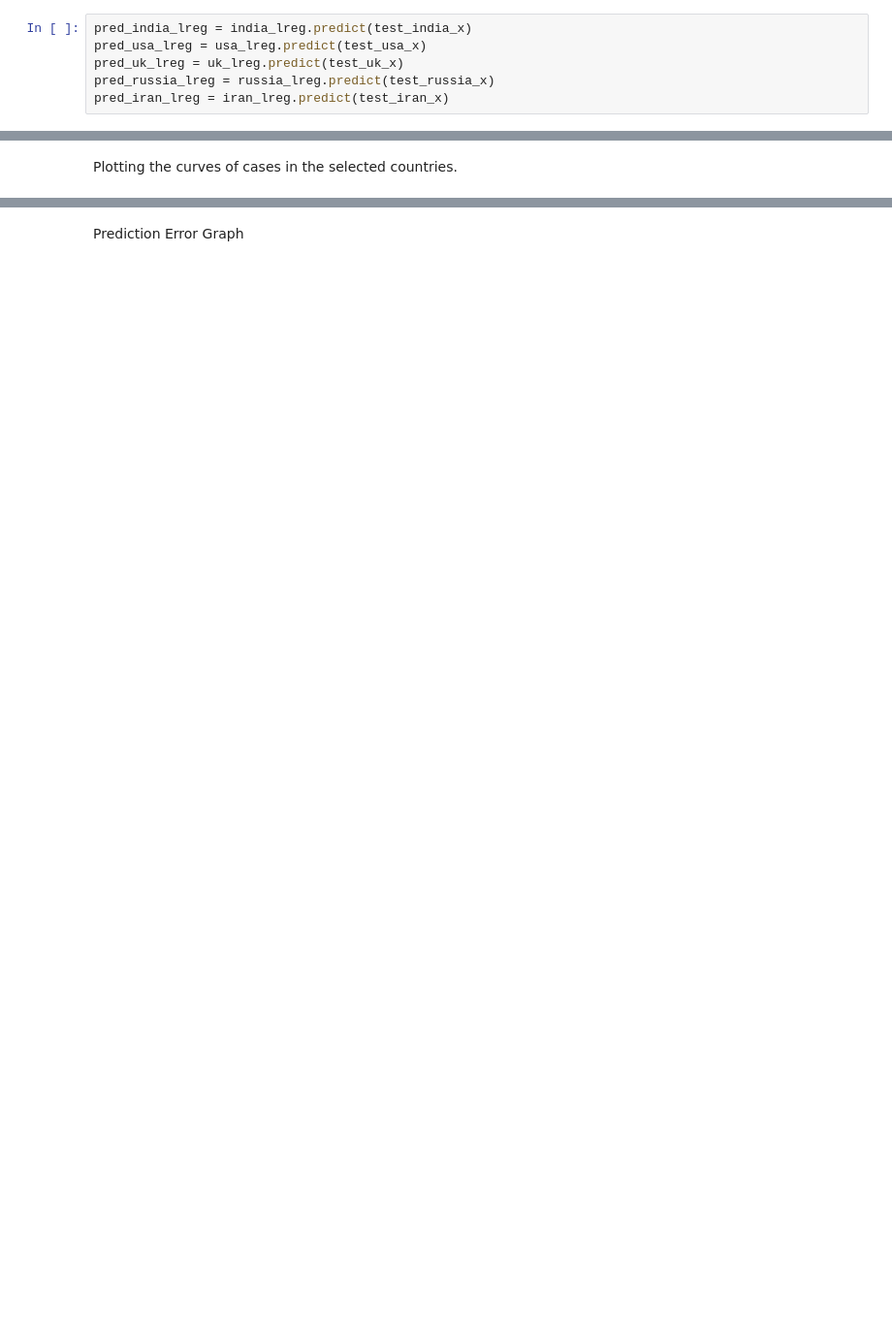
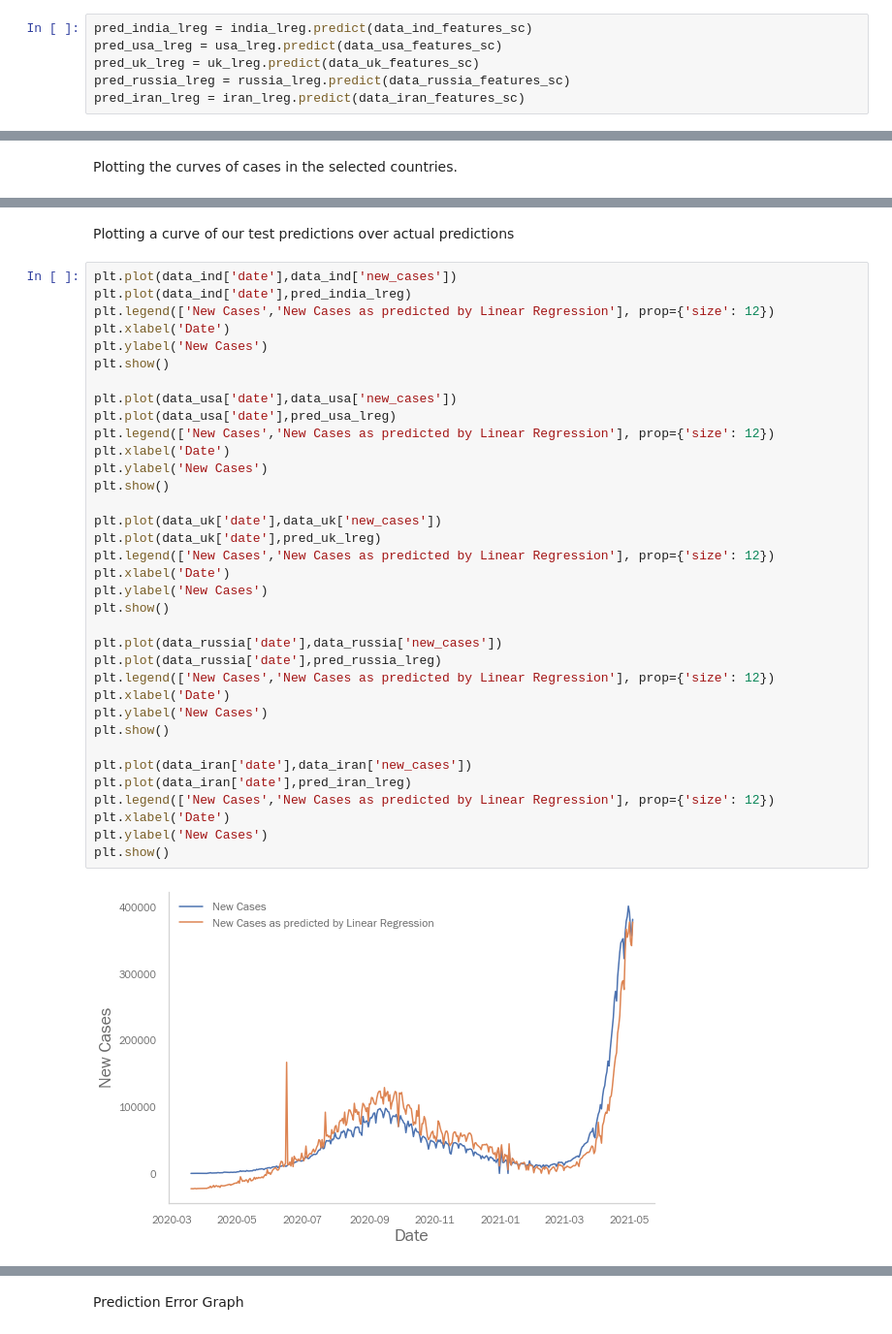
Before and after one commit to abi-2512/Covid19-Notebook, a Jupyter notebook: MINIPROJFINAL.ipynb, the cells around one changed output, grey strips where cells are left out. Shown at 97% size. Drawn from its saved outputs; the diff is of its cells as text; blank space fills up the shorter version.

```diff
--- a/MINIPROJFINAL.ipynb
+++ b/MINIPROJFINAL.ipynb
@@ -153,8 +217,8 @@ Visualizing the 2 algorithms and comparing them.
 # %% [markdown]
 Training our model over test set.
 # %%
-pred_india_lreg = india_lreg.predict(test_india_x)
-pred_usa_lreg = usa_lreg.predict(test_usa_x)
-pred_uk_lreg = uk_lreg.predict(test_uk_x)
-pred_russia_lreg = russia_lreg.predict(test_russia_x)
-pred_iran_lreg = iran_lreg.predict(test_iran_x)
+pred_india_lreg = india_lreg.predict(data_ind_features_sc)
+pred_usa_lreg = usa_lreg.predict(data_usa_features_sc)
+pred_uk_lreg = uk_lreg.predict(data_uk_features_sc)
+pred_russia_lreg = russia_lreg.predict(data_russia_features_sc)
+pred_iran_lreg = iran_lreg.predict(data_iran_features_sc)
@@ -184,0 +261,39 @@ plt.show()
+# %% [markdown]
+Plotting a curve of our test predictions over actual predictions
+# %%
+plt.plot(data_ind['date'],data_ind['new_cases'])
+plt.plot(data_ind['date'],pred_india_lreg)
+plt.legend(['New Cases','New Cases as predicted by Linear Regression'], prop={'size': 12})
+plt.xlabel('Date')
+plt.ylabel('New Cases')
+plt.show()
+
+plt.plot(data_usa['date'],data_usa['new_cases'])
+plt.plot(data_usa['date'],pred_usa_lreg)
+plt.legend(['New Cases','New Cases as predicted by Linear Regression'], prop={'size': 12})
+plt.xlabel('Date')
+plt.ylabel('New Cases')
+plt.show()
+
+plt.plot(data_uk['date'],data_uk['new_cases'])
+plt.plot(data_uk['date'],pred_uk_lreg)
+plt.legend(['New Cases','New Cases as predicted by Linear Regression'], prop={'size': 12})
+plt.xlabel('Date')
+plt.ylabel('New Cases')
+plt.show()
+
+plt.plot(data_russia['date'],data_russia['new_cases'])
+plt.plot(data_russia['date'],pred_russia_lreg)
+plt.legend(['New Cases','New Cases as predicted by Linear Regression'], prop={'size': 12})
+plt.xlabel('Date')
+plt.ylabel('New Cases')
+plt.show()
+
+plt.plot(data_iran['date'],data_iran['new_cases'])
+plt.plot(data_iran['date'],pred_iran_lreg)
+plt.legend(['New Cases','New Cases as predicted by Linear Regression'], prop={'size': 12})
+plt.xlabel('Date')
+plt.ylabel('New Cases')
+plt.show()
+# %% [output]
+[figure, added]
```
Also changed, not shown: parts of 28 cells of this notebook.
